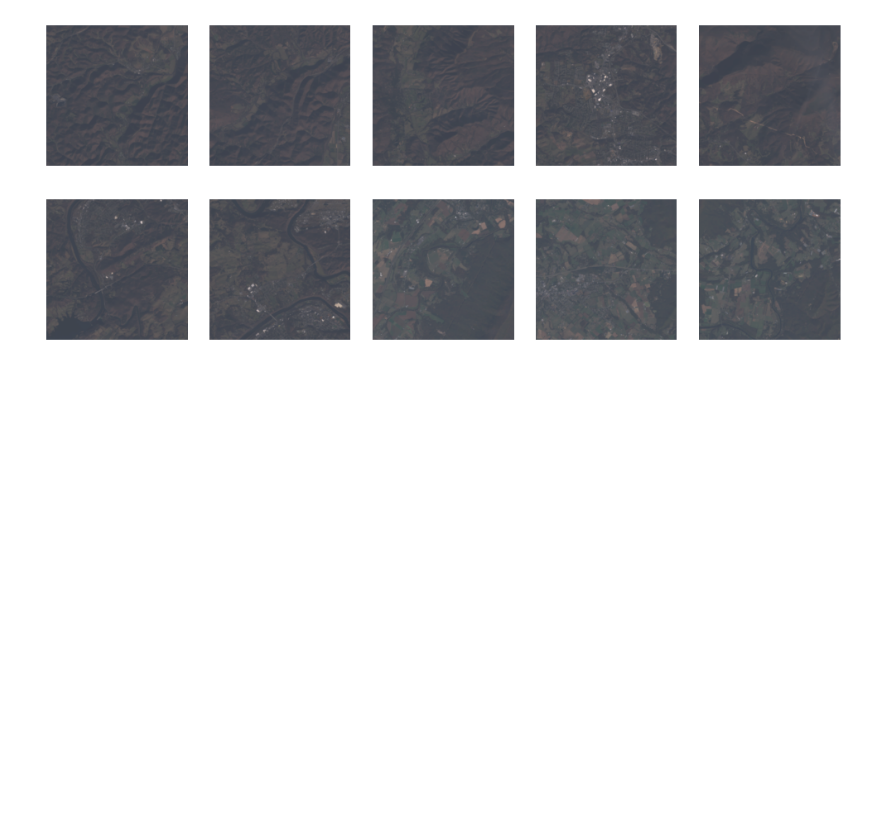
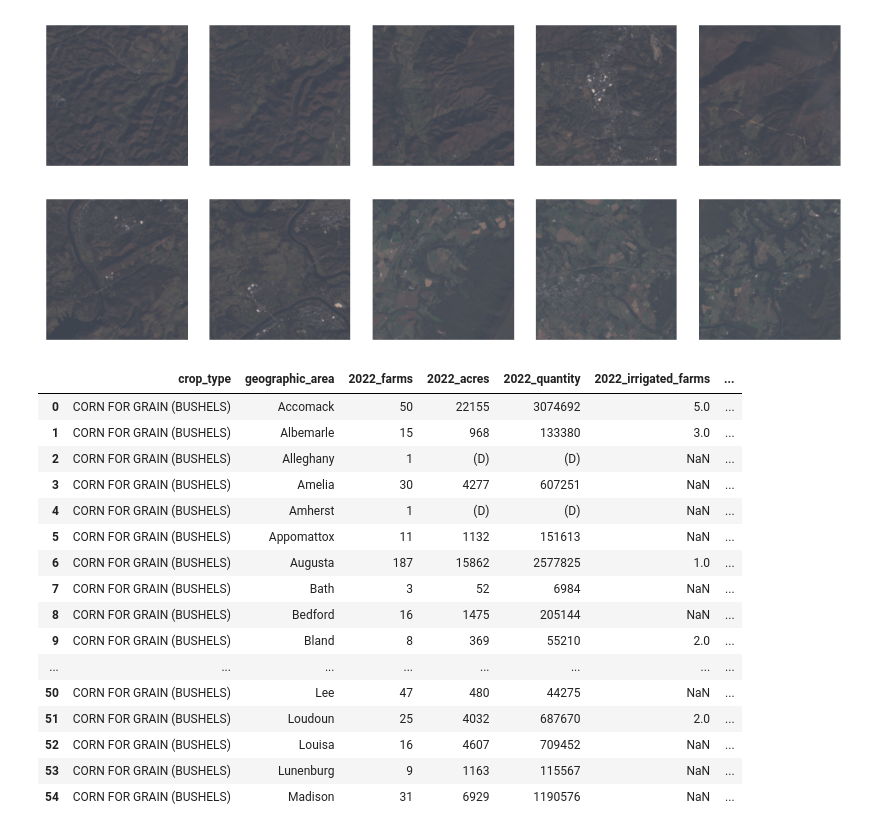
Before and after one commit to KaiDove1/ML_Project, a Jupyter notebook: project/analyze_features.ipynb, the cells around one changed output. Saved outputs shown, nothing was run; the diff lists cells and outputs as text; code cells hidden in the pictures; blank space fills up the shorter version.

```diff
--- a/project/analyze_features.ipynb
+++ b/project/analyze_features.ipynb
@@ -94,4 +94,27 @@ for cluster in range(10):
 [figure]
 [figure]
 # %%
-# Training based on example data
+# Training based on example data.
+
+import pandas as pd
+
+data = pd.read_csv("parser/table25.csv")
+data
+# %% [output]
+|  | crop_type | geographic_area | 2022_farms | 2022_acres | 2022_quantity | 2022_irrigated_farms | ... |
+| 0 | CORN FOR GRAIN (BUSHELS) | Accomack | 50 | 22155 | 3074692 | 5.0 | ... |
+| 1 | CORN FOR GRAIN (BUSHELS) | Albemarle | 15 | 968 | 133380 | 3.0 | ... |
+| 2 | CORN FOR GRAIN (BUSHELS) | Alleghany | 1 | (D) | (D) | NaN | ... |
+| 3 | CORN FOR GRAIN (BUSHELS) | Amelia | 30 | 4277 | 607251 | NaN | ... |
+| 4 | CORN FOR GRAIN (BUSHELS) | Amherst | 1 | (D) | (D) | NaN | ... |
+| 5 | CORN FOR GRAIN (BUSHELS) | Appomattox | 11 | 1132 | 151613 | NaN | ... |
+| 6 | CORN FOR GRAIN (BUSHELS) | Augusta | 187 | 15862 | 2577825 | 1.0 | ... |
+| 7 | CORN FOR GRAIN (BUSHELS) | Bath | 3 | 52 | 6984 | NaN | ... |
+| 8 | CORN FOR GRAIN (BUSHELS) | Bedford | 16 | 1475 | 205144 | NaN | ... |
+| 9 | CORN FOR GRAIN (BUSHELS) | Bland | 8 | 369 | 55210 | 2.0 | ... |
+| ... | ... | ... | ... | ... | ... | ... | ... |
+| 50 | CORN FOR GRAIN (BUSHELS) | Lee | 47 | 480 | 44275 | NaN | ... |
+| 51 | CORN FOR GRAIN (BUSHELS) | Loudoun | 25 | 4032 | 687670 | 2.0 | ... |
+| 52 | CORN FOR GRAIN (BUSHELS) | Louisa | 16 | 4607 | 709452 | NaN | ... |
+| 53 | CORN FOR GRAIN (BUSHELS) | Lunenburg | 9 | 1163 | 115567 | NaN | ... |
+| 54 | CORN FOR GRAIN (BUSHELS) | Madison | 31 | 6929 | 1190576 | NaN | ... |
```
Also changed, not shown: parts of 8 cells of this notebook.
